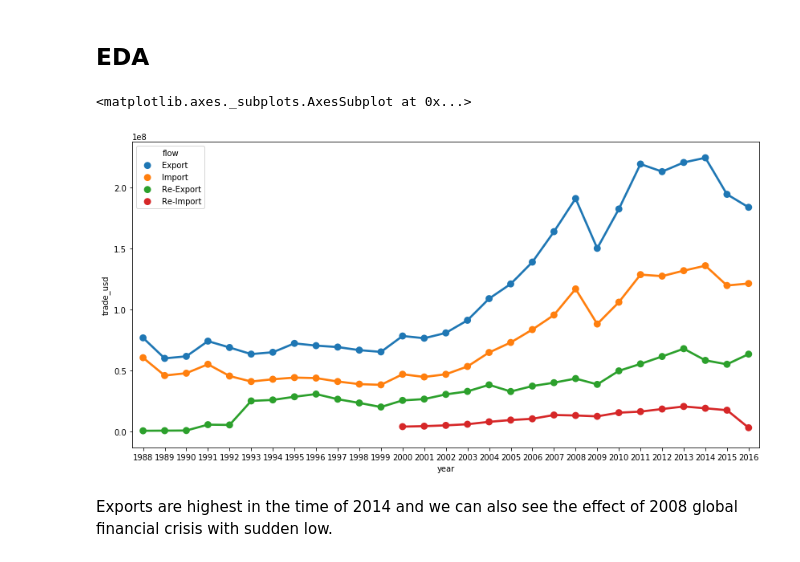
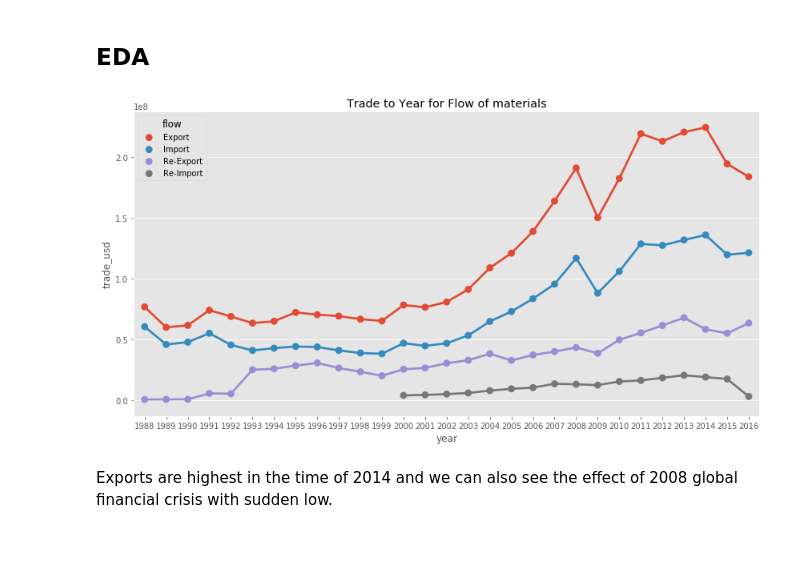
Before and after one commit to vivekpadia70/thinkful-data-science, a Jupyter notebook: Unit 3 Capstone.ipynb, the cells around one changed output. Cells and saved outputs as stored; diff of their text form; code cells hidden in the pictures.

```diff
--- a/Unit 3 Capstone.ipynb
+++ b/Unit 3 Capstone.ipynb
@@ -28,6 +28,8 @@ from tqdm import tnrange, tqdm_notebook
 import itertools
 import time
 
+plt.style.use('ggplot')
+
 %matplotlib inline
 # %% [markdown]
 we will be using commodity trade data from here(https://www.kaggle.com/unitednations/global-commodity-trade-statistics). This data has 8225871 x 10 data points so it's a huge data to train models. Bigger data has advantages of higher accuracy but it takes too much time to train model.
@@ -51,9 +53,10 @@ df.shape
 # %%
 plt.subplots(figsize = (14,7))
 sns.pointplot(y=df['trade_usd'], x=df['year'], hue=df['flow'], linestyle="--", ci=0)
+plt.title("Trade to Year for Flow of materials")
+plt.savefig('trade_to_year_for_flow.png')
 # %% [output]
-<matplotlib.axes._subplots.AxesSubplot at 0x...>
-[figure, old version]
+[figure, new version]
 # %% [markdown]
 Exports are highest in the time of 2014 and we can also see the effect of 2008 global financial crisis with sudden low.
 # %%
```
Also changed, not shown: parts of 8 cells of this notebook, 10 other files.
